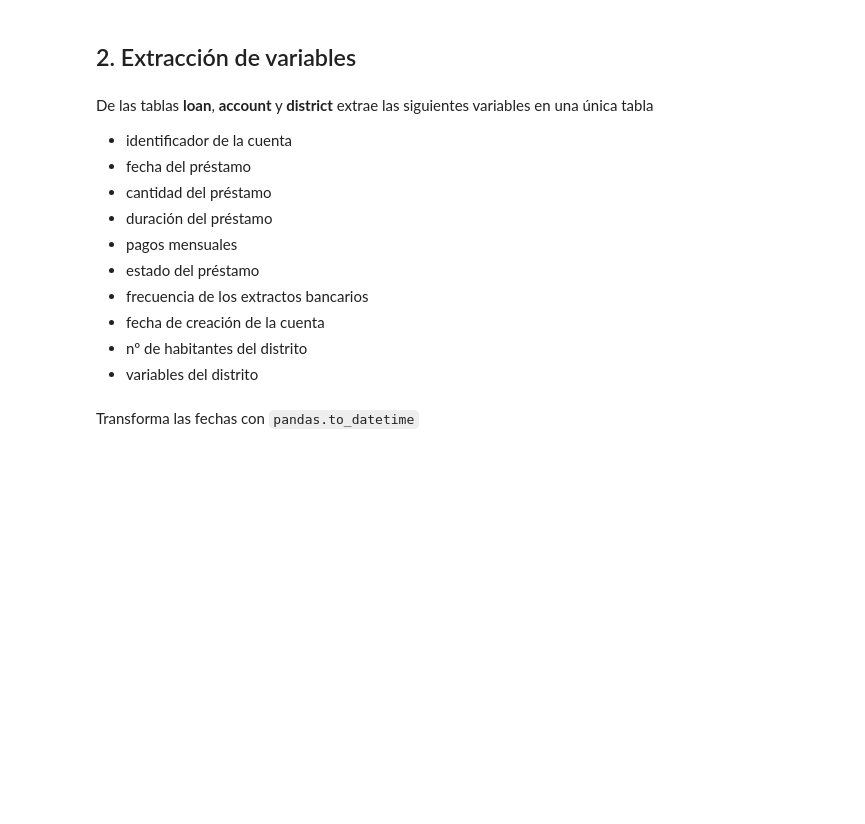
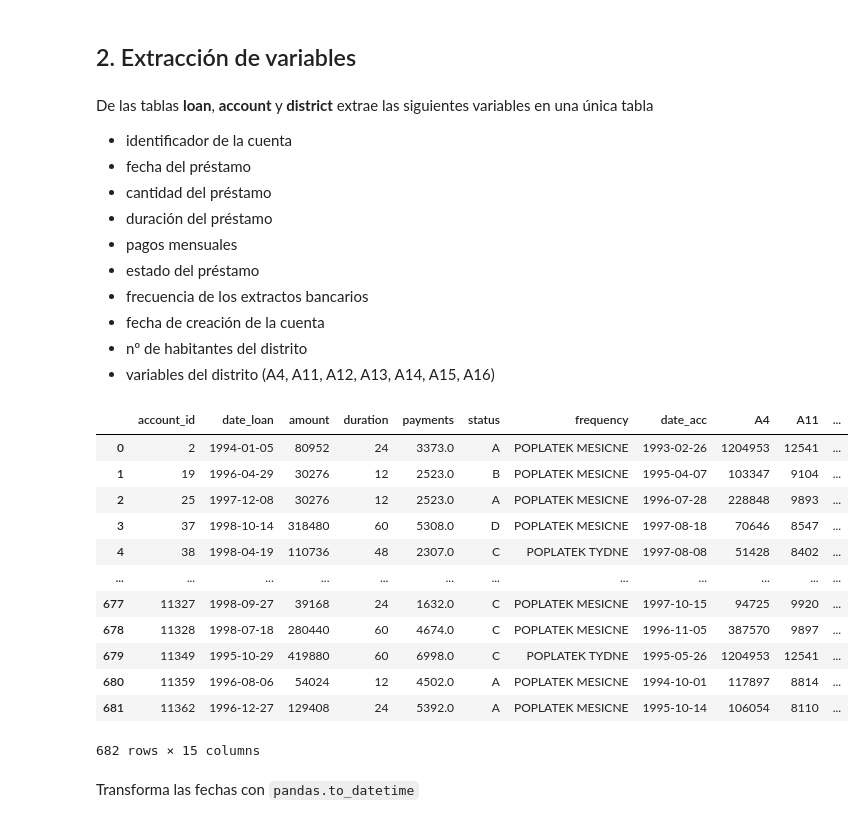
Before and after one commit to rafazamb/DS_PT_ENE21, a Jupyter notebook: 2-Machine_Learning/Casos Prácticos/Detección de impagos.ipynb, the cells around one changed output. Saved outputs shown, nothing was run; the diff lists cells and outputs as text; code cells hidden in the pictures; blank space fills up the shorter version.

```diff
--- a/2-Machine_Learning/Casos Prácticos/Detección de impagos.ipynb
+++ b/2-Machine_Learning/Casos Prácticos/Detección de impagos.ipynb
@@ -27,4 +27,7 @@ username = 'guest'
 password = 'relational'
 database_name = 'financial'
 
-db = pymysql.connect(database_host,username,password,database_name)
+db = pymysql.connect(host = database_host,
+                     user = username,
+                     password = password,
+                     database = database_name)
@@ -42,6 +63,40 @@ De las tablas **loan**, **account** y **district** extrae las siguientes variabl
 - frecuencia de los extractos bancarios
 - fecha de creación de la cuenta
 - nº de habitantes del distrito
-- variables del distrito
+- variables del distrito (A4, A11, A12, A13, A14, A15, A16)
+# %%
+query = '''
+SELECT  loan.account_id,
+        loan.date as date_loan,
+        amount,
+        duration,
+        payments,
+        status,
+        frequency,
+        account.date as date_acc,
+        A4, A11, A12, A13, A14, A15, A16
+FROM loan
+JOIN account
+ON loan.account_id = account.account_id
+JOIN district
+ON account.district_id = district.district_id
+'''
+
+df = pd.read_sql(query,db)
+df
+# %% [output]
+|  | account_id | date_loan | amount | duration | payments | status | frequency | date_acc | A4 | A11 | ... |
+| 0 | 2 | 1994-01-05 | 80952 | 24 | 3373.0 | A | POPLATEK MESICNE | 1993-02-26 | 1204953 | 12541 | ... |
+| 1 | 19 | 1996-04-29 | 30276 | 12 | 2523.0 | B | POPLATEK MESICNE | 1995-04-07 | 103347 | 9104 | ... |
+| 2 | 25 | 1997-12-08 | 30276 | 12 | 2523.0 | A | POPLATEK MESICNE | 1996-07-28 | 228848 | 9893 | ... |
+| 3 | 37 | 1998-10-14 | 318480 | 60 | 5308.0 | D | POPLATEK MESICNE | 1997-08-18 | 70646 | 8547 | ... |
+| 4 | 38 | 1998-04-19 | 110736 | 48 | 2307.0 | C | POPLATEK TYDNE | 1997-08-08 | 51428 | 8402 | ... |
+| ... | ... | ... | ... | ... | ... | ... | ... | ... | ... | ... | ... |
+| 677 | 11327 | 1998-09-27 | 39168 | 24 | 1632.0 | C | POPLATEK MESICNE | 1997-10-15 | 94725 | 9920 | ... |
+| 678 | 11328 | 1998-07-18 | 280440 | 60 | 4674.0 | C | POPLATEK MESICNE | 1996-11-05 | 387570 | 9897 | ... |
+| 679 | 11349 | 1995-10-29 | 419880 | 60 | 6998.0 | C | POPLATEK TYDNE | 1995-05-26 | 1204953 | 12541 | ... |
+| 680 | 11359 | 1996-08-06 | 54024 | 12 | 4502.0 | A | POPLATEK MESICNE | 1994-10-01 | 117897 | 8814 | ... |
+| 681 | 11362 | 1996-12-27 | 129408 | 24 | 5392.0 | A | POPLATEK MESICNE | 1995-10-14 | 106054 | 8110 | ... |
+682 rows × 15 columns
 # %% [markdown]
 Transforma las fechas con `pandas.to_datetime`
```
Also changed, not shown: parts of 13 cells of this notebook.
